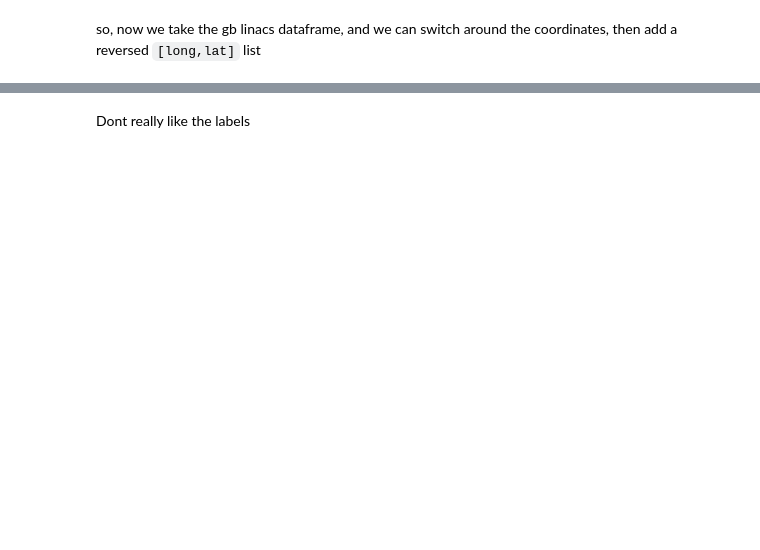
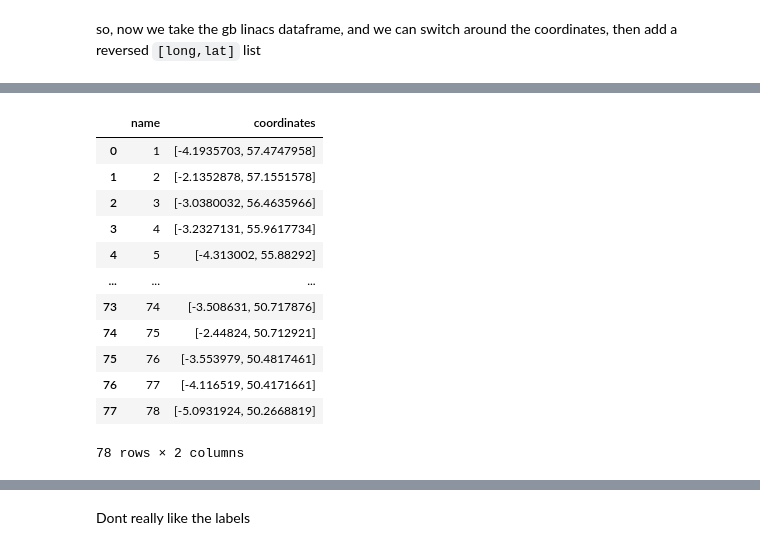
Before and after one commit to LaurenceWroe/Geospatial-modelling-radiotherapy-access, a Jupyter notebook: H3/H3_england_test.ipynb, the cells around one changed output, grey strips where cells are left out. Saved outputs shown, nothing was run; the diff lists cells and outputs as text; code cells hidden in the pictures; blank space fills up the shorter version.

```diff
--- a/H3/H3_england_test.ipynb
+++ b/H3/H3_england_test.ipynb
@@ -694 +758,17 @@ gb_linac
+# %%
+gb_linac_text_layer_latitude_order
+# %% [output]
+|  | name | coordinates |
+| 0 | 1 | [-4.1935703, 57.4747958] |
+| 1 | 2 | [-2.1352878, 57.1551578] |
+| 2 | 3 | [-3.0380032, 56.4635966] |
+| 3 | 4 | [-3.2327131, 55.9617734] |
+| 4 | 5 | [-4.313002, 55.88292] |
+| ... | ... | ... |
+| 73 | 74 | [-3.508631, 50.717876] |
+| 74 | 75 | [-2.44824, 50.712921] |
+| 75 | 76 | [-3.553979, 50.4817461] |
+| 76 | 77 | [-4.116519, 50.4171661] |
+| 77 | 78 | [-5.0931924, 50.2668819] |
+78 rows × 2 columns
 # %%
```
Also changed, not shown: parts of 15 cells of this notebook.
